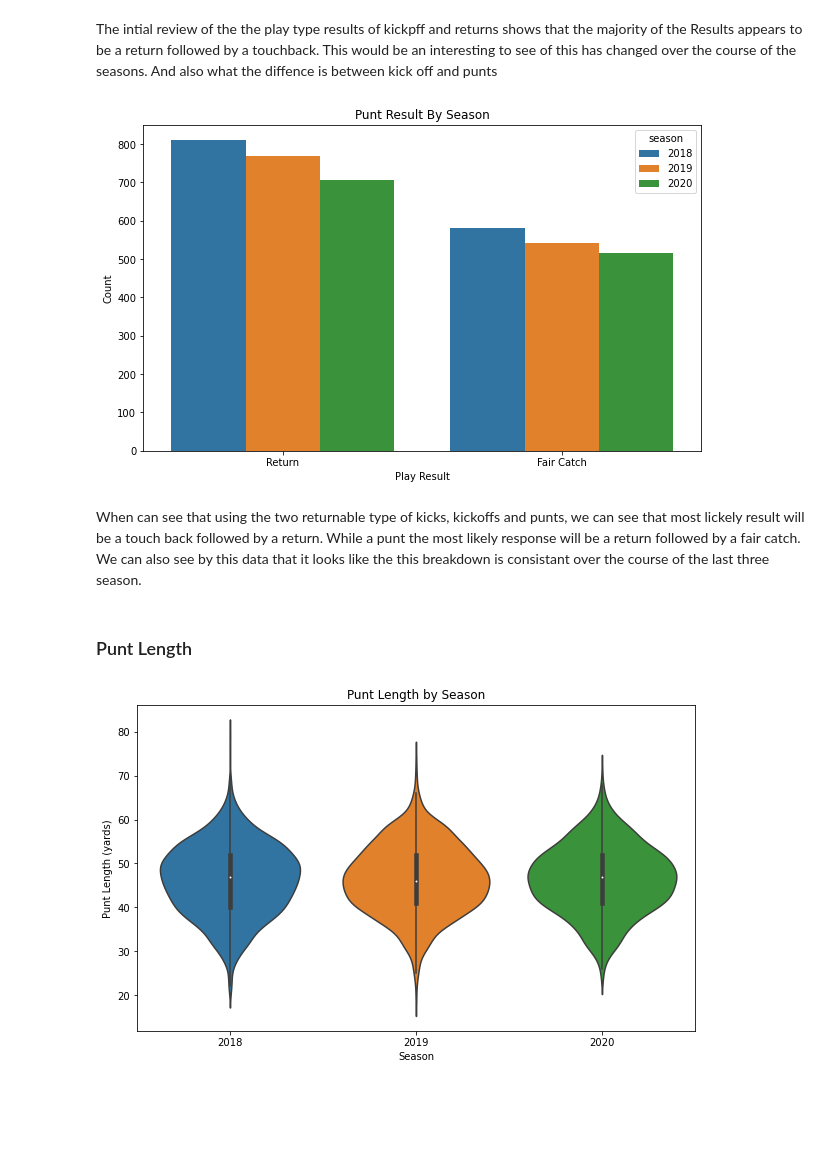
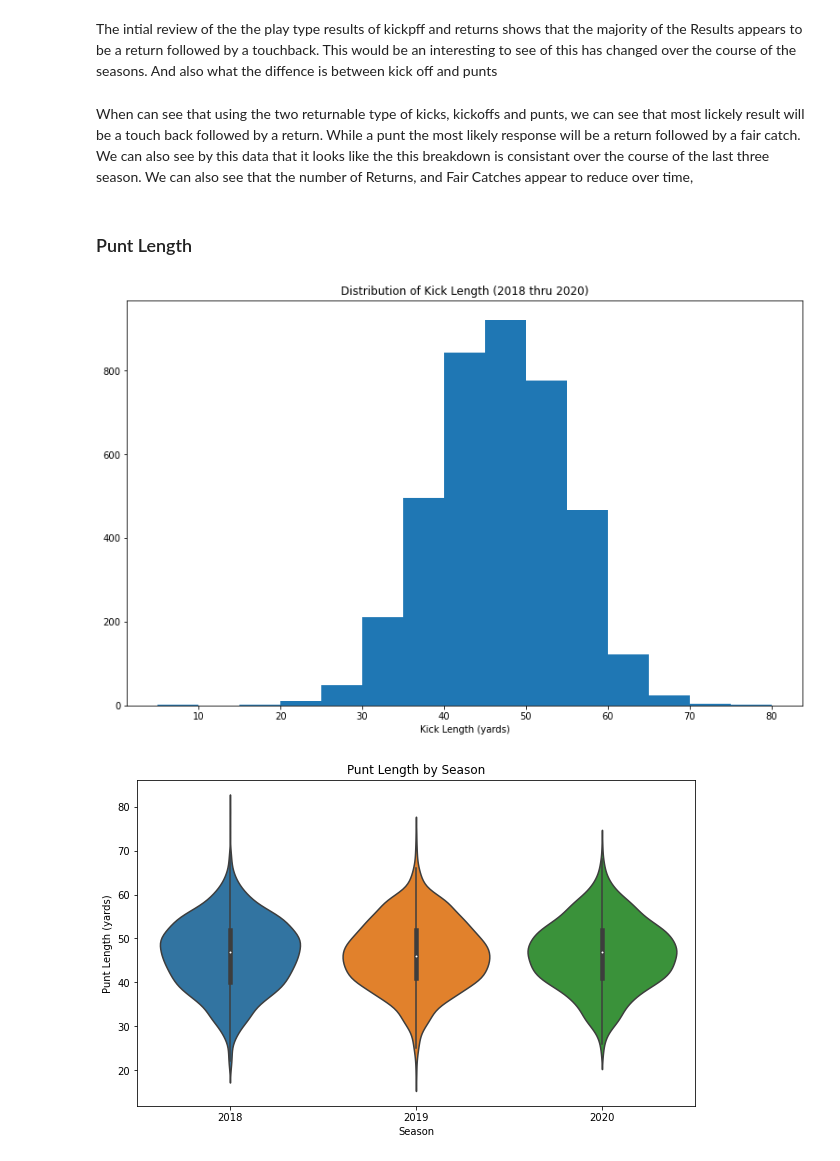
Before and after one commit to dkrejcarek/punt_analysis, a Jupyter notebook: Part_I_exploration_template.ipynb, the cells around one changed output. Saved outputs shown, nothing was run; the diff lists cells and outputs as text; code cells hidden in the pictures; blank space fills up the shorter version.

```diff
--- a/Part_I_exploration_template.ipynb
+++ b/Part_I_exploration_template.ipynb
@@ -425,22 +416,18 @@ plt.xlabel('Count');
 # %% [markdown]
 The intial review of the the play type results of kickpff and returns shows that the majority of the Results appears to be a return followed by a touchback.  This would be an interesting to see of this has changed over the course of the seasons.  And also what the diffence is between kick off and punts
-# %%
-# Display the play results based on the season (Row) and also on the type (col)
-order = punt_data.specialTeamsResult.value_counts().index
-# increase the size of plot
-plt.figure(figsize=[10,6])
-
-# A box plot becacuse specialteam results is a category
-sb.countplot(data = punt_data, x='specialTeamsResult', hue='season', order = order)
-plt.title('Punt Result By Season')
-plt.xlabel('Play Result')
-plt.ylabel('Count');
-# %% [output]
-[figure, removed]
 # %% [markdown]
-When can see that using the two returnable type of kicks, kickoffs and punts, we can see that most lickely result will be a touch back followed by a return.  While a punt the most likely response will be a return followed by a fair catch.  We can also see by this data that it looks like the this breakdown is consistant over the course of the last three season.
+When can see that using the two returnable type of kicks, kickoffs and punts, we can see that most lickely result will be a touch back followed by a return.  While a punt the most likely response will be a return followed by a fair catch.  We can also see by this data that it looks like the this breakdown is consistant over the course of the last three season.  We can also see that the number of Returns, and Fair Catches appear to reduce over time,
 # %% [markdown]
 ### Punt Length
+# %%
+bins = np.arange(punt_data.kickLength.min(), punt_data.kickLength.max() + 5, 5)
+
+plt.figure(figsize=[13,8])
+plt.hist(data = punt_data, x = 'kickLength', bins = bins)
+plt.title('Distribution of Kick Length (2018 thru 2020)')
+plt.xlabel('Kick Length (yards)');
+# %% [output]
+[figure, added]
 # %%
 # g = sb.FacetGrid(data = plays_returnable, col = 'specialTeamsPlayType', row = 'season', aspect=1.5)
 # g.map(sb.violinplot, 'kickLength', order= ['2018', '2019', '2020']);
```
Also changed, not shown: parts of 18 cells of this notebook.
